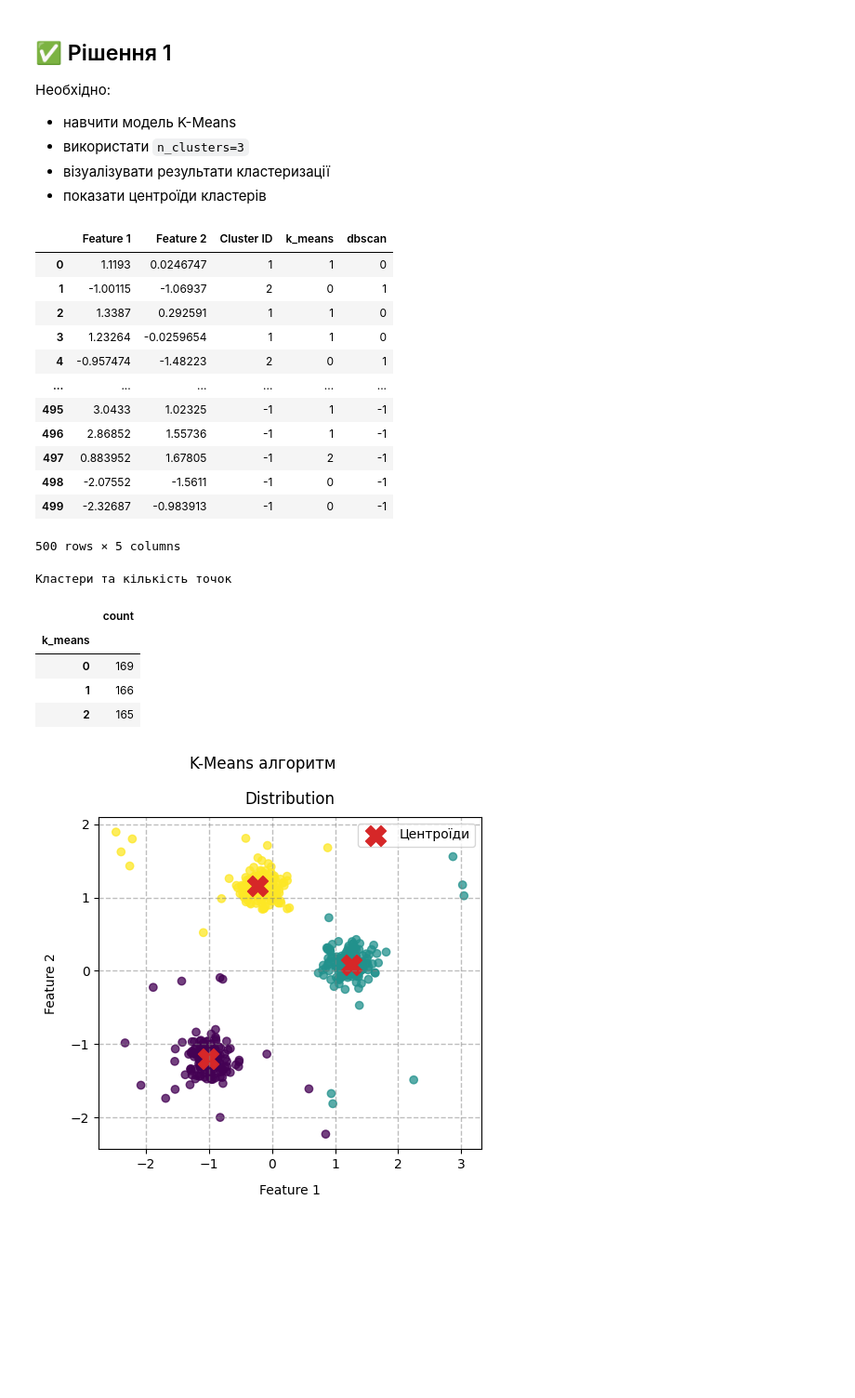
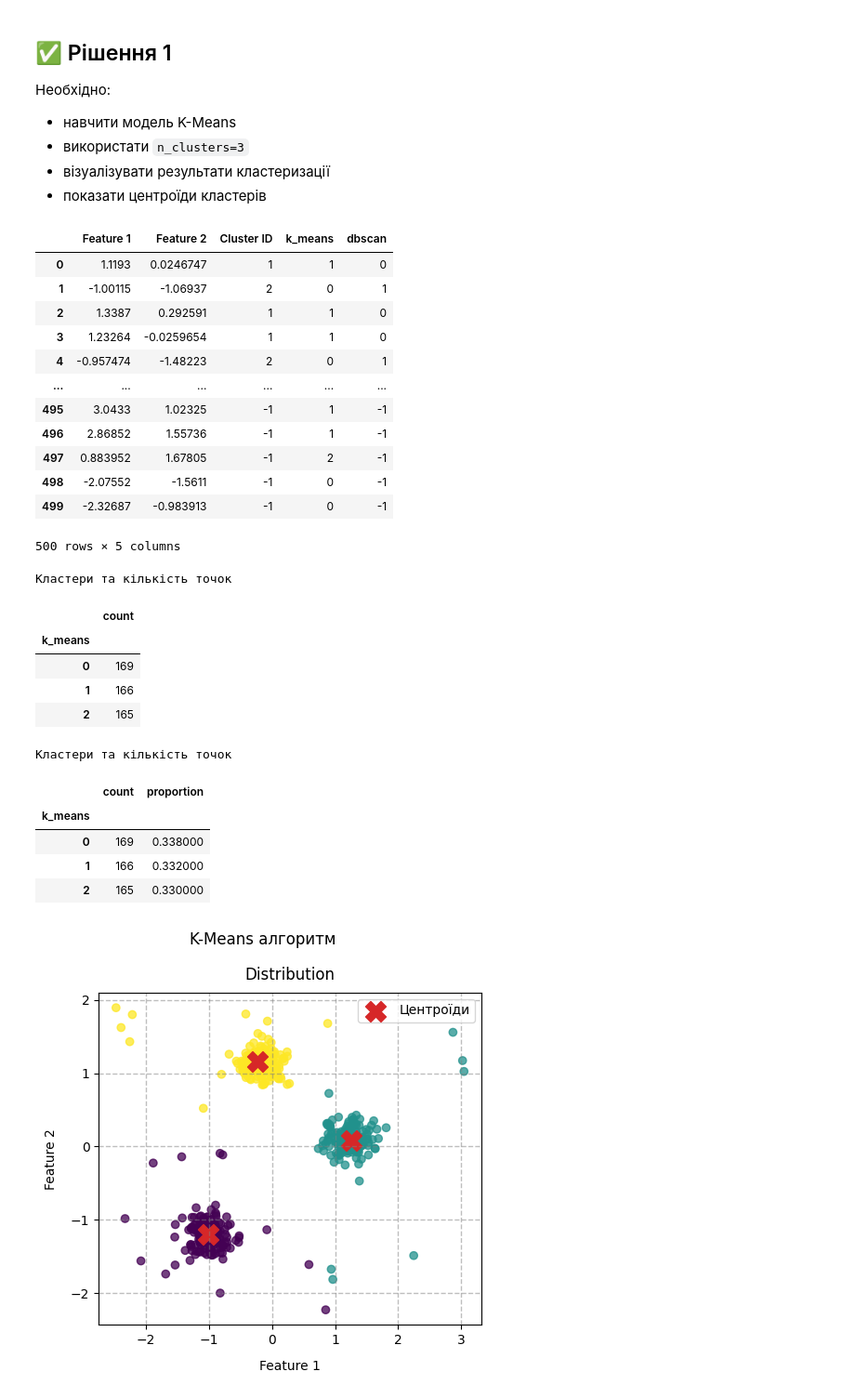
Before and after one commit to BogdanPinchuk/DataScience-PBY_HW19, a Jupyter notebook: Bohdan_Pinchuk_DS_HW19.ipynb, the cells around one changed output. Shown at 93% size. Saved outputs shown, nothing was run; the diff lists cells and outputs as text; code cells hidden in the pictures; blank space fills up the shorter version.

```diff
--- a/Bohdan_Pinchuk_DS_HW19.ipynb
+++ b/Bohdan_Pinchuk_DS_HW19.ipynb
@@ -531,37 +531,43 @@ kmeans = KMeans(
     random_state=rng_seed,
     n_init=10,
 )
 labels_kmeans = kmeans.fit_predict(data_set.values)
 centroids_kmeans = kmeans.cluster_centers_
 
 cluster_dataset_sc[k_means_col_name] = labels_kmeans
 
 # Print results
 display(cluster_dataset_sc)
-display(cluster_dataset_sc.groupby([k_means_col_name])
-        .size()
-        .to_frame(name='count')
-        .style.set_caption("Кластери та кількість точок"))
+display(pd.concat([
+    cluster_dataset_sc[k_means_col_name].value_counts(),
+    cluster_dataset_sc[k_means_col_name].value_counts(normalize=True),
+], axis=1).style.set_caption("Кластери та кількість точок"))
 # %% [output]
 |  | Feature 1 | Feature 2 | Cluster ID | k_means | dbscan |
 | 0 | 1.1193 | 0.0246747 | 1 | 1 | 0 |
 | 1 | -1.00115 | -1.06937 | 2 | 0 | 1 |
 | 2 | 1.3387 | 0.292591 | 1 | 1 | 0 |
 | 3 | 1.23264 | -0.0259654 | 1 | 1 | 0 |
 | 4 | -0.957474 | -1.48223 | 2 | 0 | 1 |
 | ... | ... | ... | ... | ... | ... |
 | 495 | 3.0433 | 1.02325 | -1 | 1 | -1 |
 | 496 | 2.86852 | 1.55736 | -1 | 1 | -1 |
 | 497 | 0.883952 | 1.67805 | -1 | 2 | -1 |
 | 498 | -2.07552 | -1.5611 | -1 | 0 | -1 |
 | 499 | -2.32687 | -0.983913 | -1 | 0 | -1 |
 500 rows × 5 columns
 Кластери та кількість точок
 |  | count |
 | k_means |  |
 | 0 | 169 |
 | 1 | 166 |
 | 2 | 165 |
+Кластери та кількість точок
+|  | count | proportion |
+| k_means |  |  |
+| 0 | 169 | 0.338000 |
+| 1 | 166 | 0.332000 |
+| 2 | 165 | 0.330000 |
 # %%
 # Graphic results
 
```
Also changed, not shown: parts of 3 cells of this notebook.
